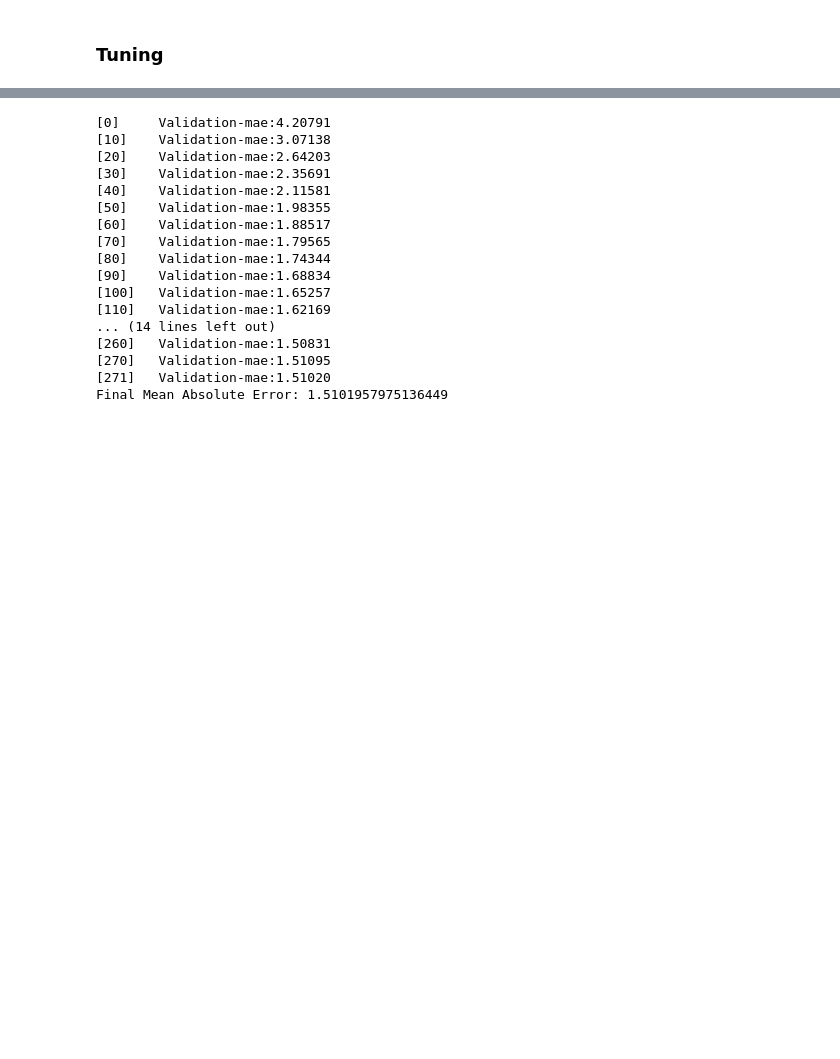
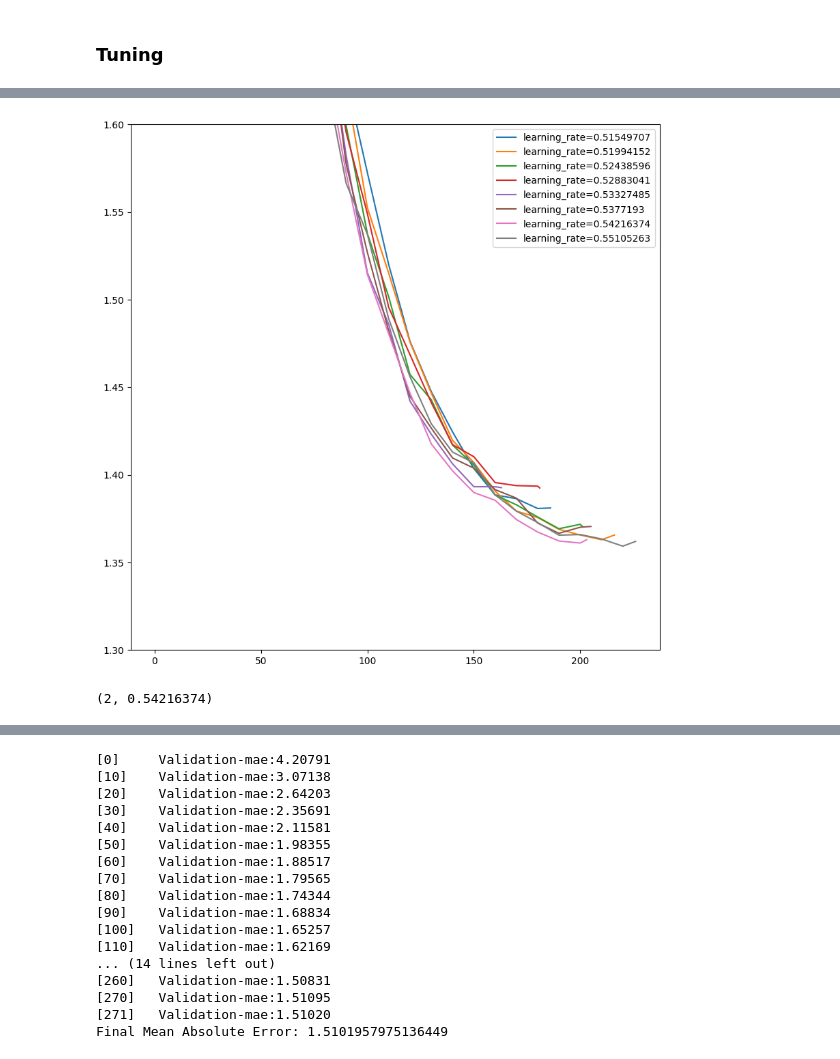
Before and after one commit to kabsmeiou/study-hours-estimator, a Jupyter notebook: notebook.ipynb, the cells around one changed output, grey strips where cells are left out. Cells and saved outputs as stored; diff of their text form; code cells hidden in the pictures; blank space fills up the shorter version.

```diff
--- a/notebook.ipynb
+++ b/notebook.ipynb
@@ -814,0 +891,2 @@ model = xgb.train(
+# %%
+learning_rate =0.55105263
@@ -814,0 +910,14 @@ model = xgb.train(
+# %%
+xgb_scores['learning_rate=%s' % learning_rate] = parse_output(output)
+# %%
+plt.figure(figsize=(10, 10))
+for l in [0.51549707, 0.51994152, 0.52438596, 0.52883041,
+       0.53327485, 0.5377193 , 0.54216374, 0.55105263]:
+    plt.plot(xgb_scores['learning_rate=%s' % l].n_iteration,
+             xgb_scores['learning_rate=%s' % l].mae,
+            label=f"learning_rate={l}")
+plt.legend()
+plt.ylim(1.3, 1.6)
+plt.show()
+# %% [output]
+[figure, added]
@@ -814,0 +927,4 @@ model = xgb.train(
+# %%
+max_depth, learning_rate
+# %% [output]
+(2, 0.54216374)
```
Also changed, not shown: parts of 26 cells of this notebook.
